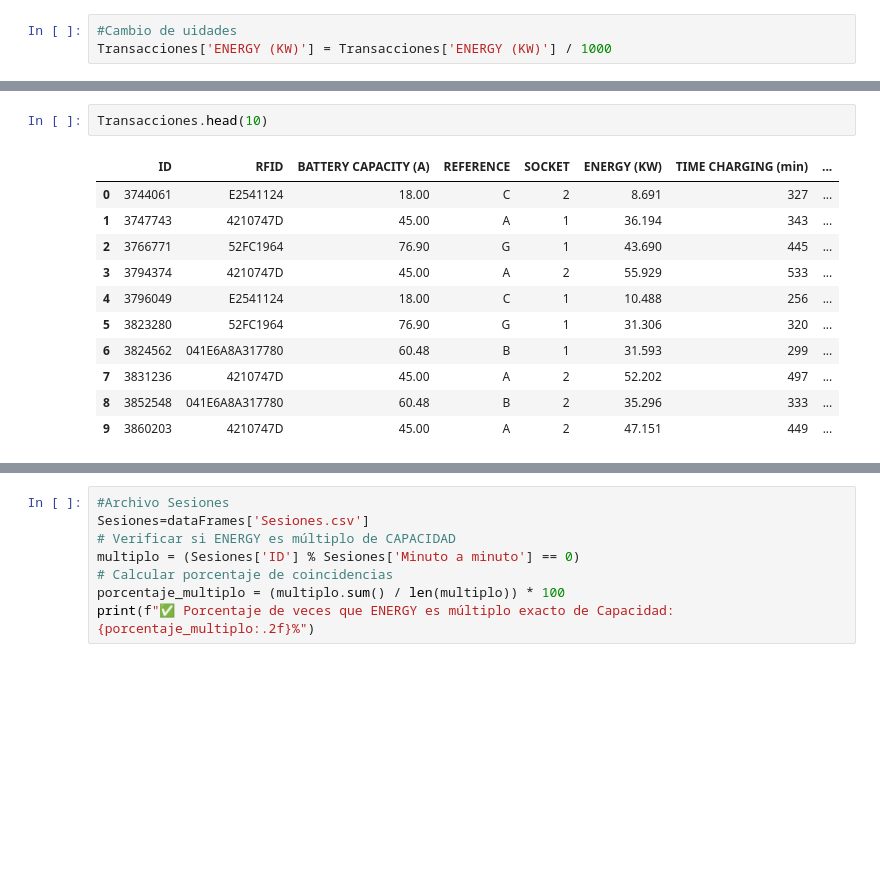
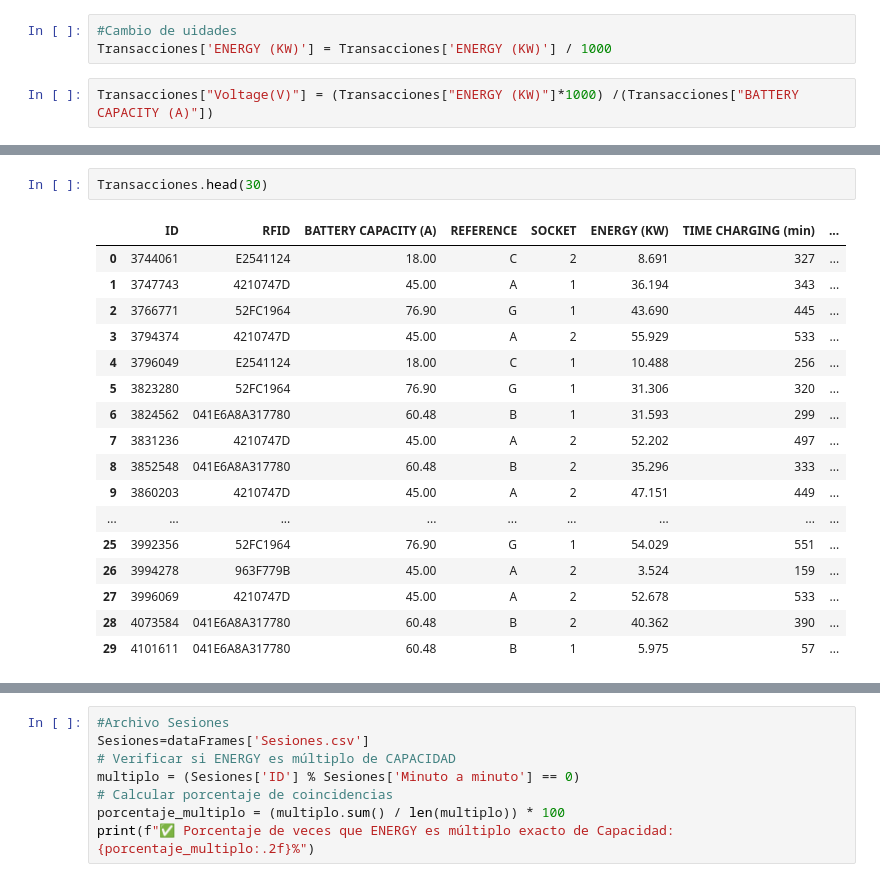
Before and after one commit to Yuliana2001/Pila-Publica, a Jupyter notebook: Analisis_Datos.ipynb, the cells around one changed output, grey strips where cells are left out. Drawn from its saved outputs; the diff is of its cells as text; blank space fills up the shorter version.

```diff
--- a/Analisis_Datos.ipynb
+++ b/Analisis_Datos.ipynb
@@ -186,3 +870,5 @@ Existe una relación 1 a 1 entre BATTERY CAPACITY (A) y REFERENCE
 # %%
 #Cambio de uidades
 Transacciones['ENERGY (KW)'] = Transacciones['ENERGY (KW)'] / 1000
+# %%
+Transacciones["Voltage(V)"] = (Transacciones["ENERGY (KW)"]*1000) /(Transacciones["BATTERY CAPACITY (A)"])
@@ -189,14 +917,20 @@ Transacciones['ENERGY (KW)'] = Transacciones['ENERGY (KW)'] / 1000
 # %%
-Transacciones.head(10)
+Transacciones.head(30)
 # %% [output]
 |  | ID | RFID | BATTERY CAPACITY (A) | REFERENCE | SOCKET | ENERGY (KW) | TIME CHARGING (min) | ... |
 | 0 | 3744061 | E2541124 | 18.00 | C | 2 | 8.691 | 327 | ... |
 | 1 | 3747743 | 4210747D | 45.00 | A | 1 | 36.194 | 343 | ... |
 | 2 | 3766771 | 52FC1964 | 76.90 | G | 1 | 43.690 | 445 | ... |
 | 3 | 3794374 | 4210747D | 45.00 | A | 2 | 55.929 | 533 | ... |
 | 4 | 3796049 | E2541124 | 18.00 | C | 1 | 10.488 | 256 | ... |
 | 5 | 3823280 | 52FC1964 | 76.90 | G | 1 | 31.306 | 320 | ... |
 | 6 | 3824562 | 041E6A8A317780 | 60.48 | B | 1 | 31.593 | 299 | ... |
 | 7 | 3831236 | 4210747D | 45.00 | A | 2 | 52.202 | 497 | ... |
 | 8 | 3852548 | 041E6A8A317780 | 60.48 | B | 2 | 35.296 | 333 | ... |
 | 9 | 3860203 | 4210747D | 45.00 | A | 2 | 47.151 | 449 | ... |
+| ... | ... | ... | ... | ... | ... | ... | ... | ... |
+| 25 | 3992356 | 52FC1964 | 76.90 | G | 1 | 54.029 | 551 | ... |
+| 26 | 3994278 | 963F779B | 45.00 | A | 2 | 3.524 | 159 | ... |
+| 27 | 3996069 | 4210747D | 45.00 | A | 2 | 52.678 | 533 | ... |
+| 28 | 4073584 | 041E6A8A317780 | 60.48 | B | 2 | 40.362 | 390 | ... |
+| 29 | 4101611 | 041E6A8A317780 | 60.48 | B | 1 | 5.975 | 57 | ... |
```
Also changed, not shown: parts of 72 cells of this notebook.
